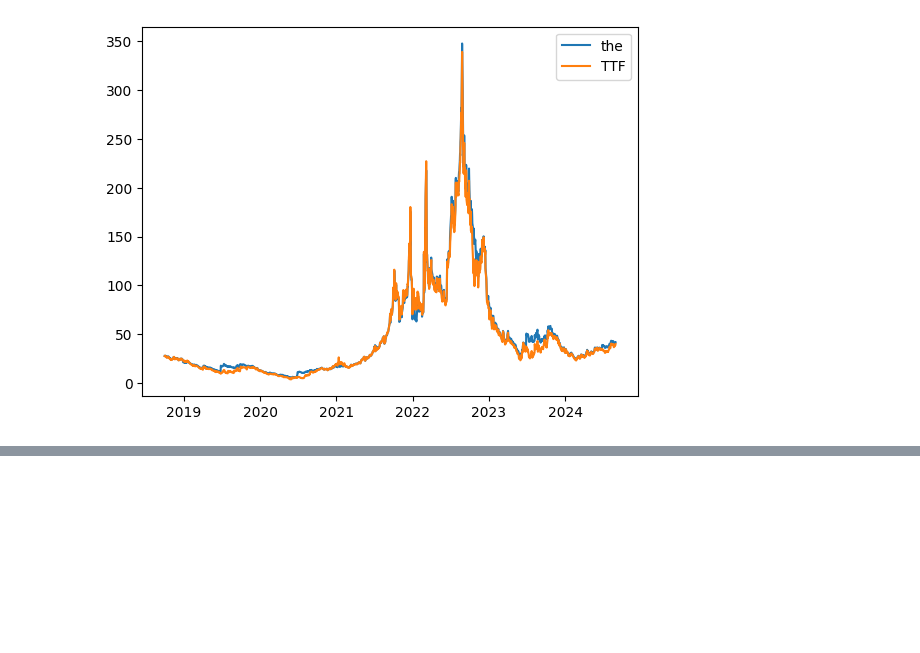
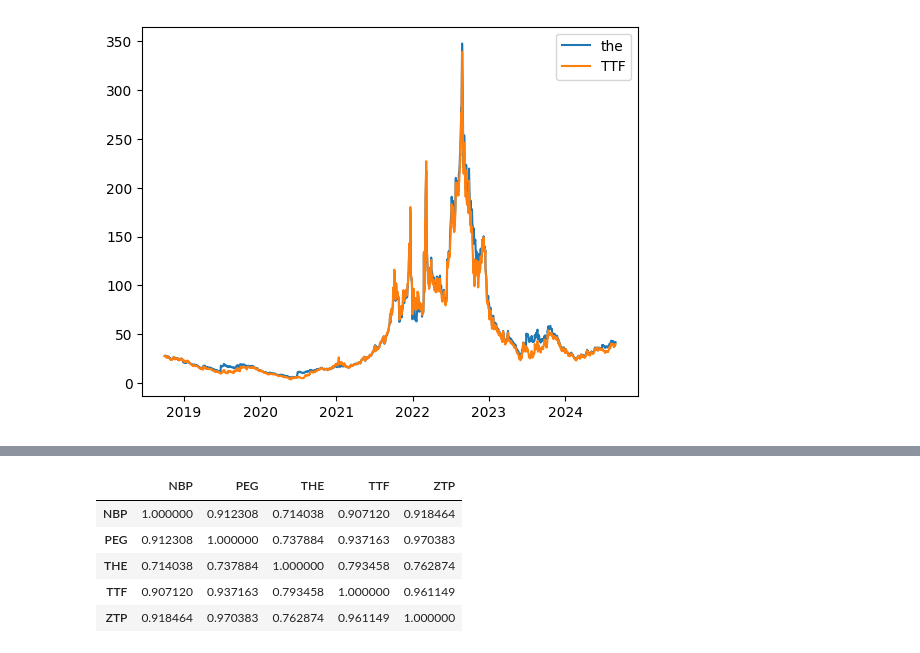
Before and after one commit to sindrjha/statistical-arbitrage, a Jupyter notebook: data_alignment.ipynb, the cells around one changed output, grey strips where cells are left out. Cells and saved outputs as stored; diff of their text form; code cells hidden in the pictures; blank space fills up the shorter version.

```diff
--- a/data_alignment.ipynb
+++ b/data_alignment.ipynb
@@ -99,0 +132,9 @@ plt.show()
+# %%
+combined_hubs_pct_return.corr()
+# %% [output]
+|  | NBP | PEG | THE | TTF | ZTP |
+| NBP | 1.000000 | 0.912308 | 0.714038 | 0.907120 | 0.918464 |
+| PEG | 0.912308 | 1.000000 | 0.737884 | 0.937163 | 0.970383 |
+| THE | 0.714038 | 0.737884 | 1.000000 | 0.793458 | 0.762874 |
+| TTF | 0.907120 | 0.937163 | 0.793458 | 1.000000 | 0.961149 |
+| ZTP | 0.918464 | 0.970383 | 0.762874 | 0.961149 | 1.000000 |
```
Also changed, not shown: parts of 3 cells of this notebook, 1 other file.
